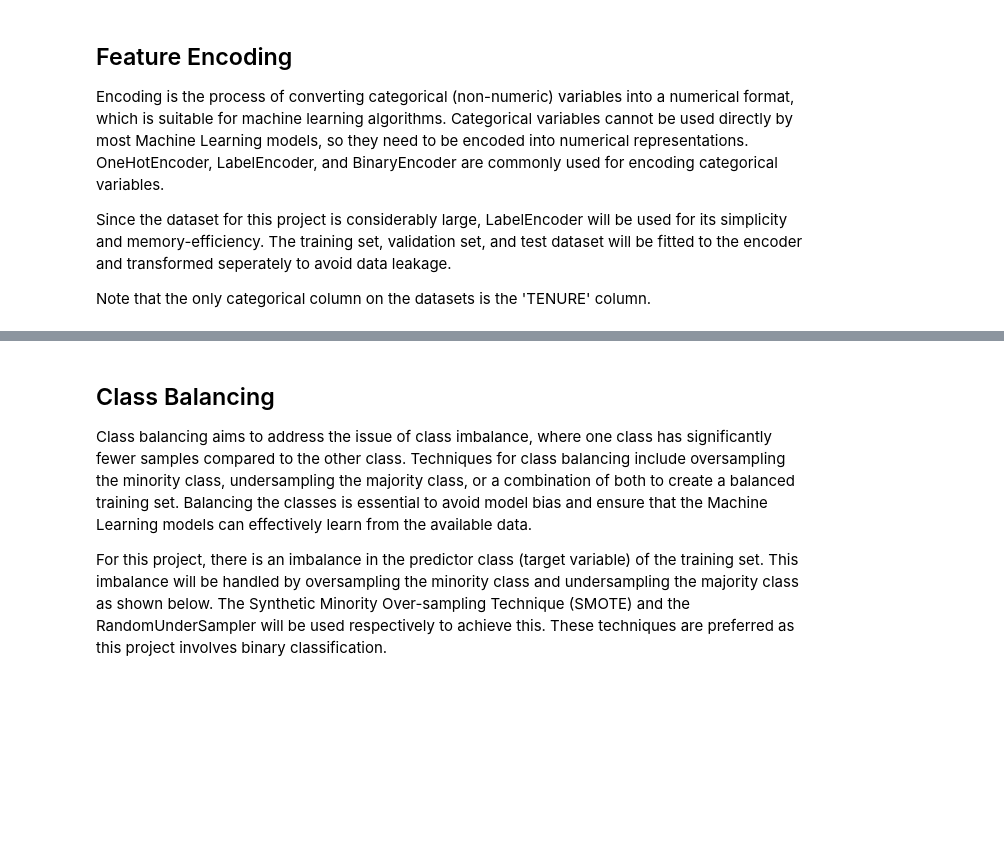
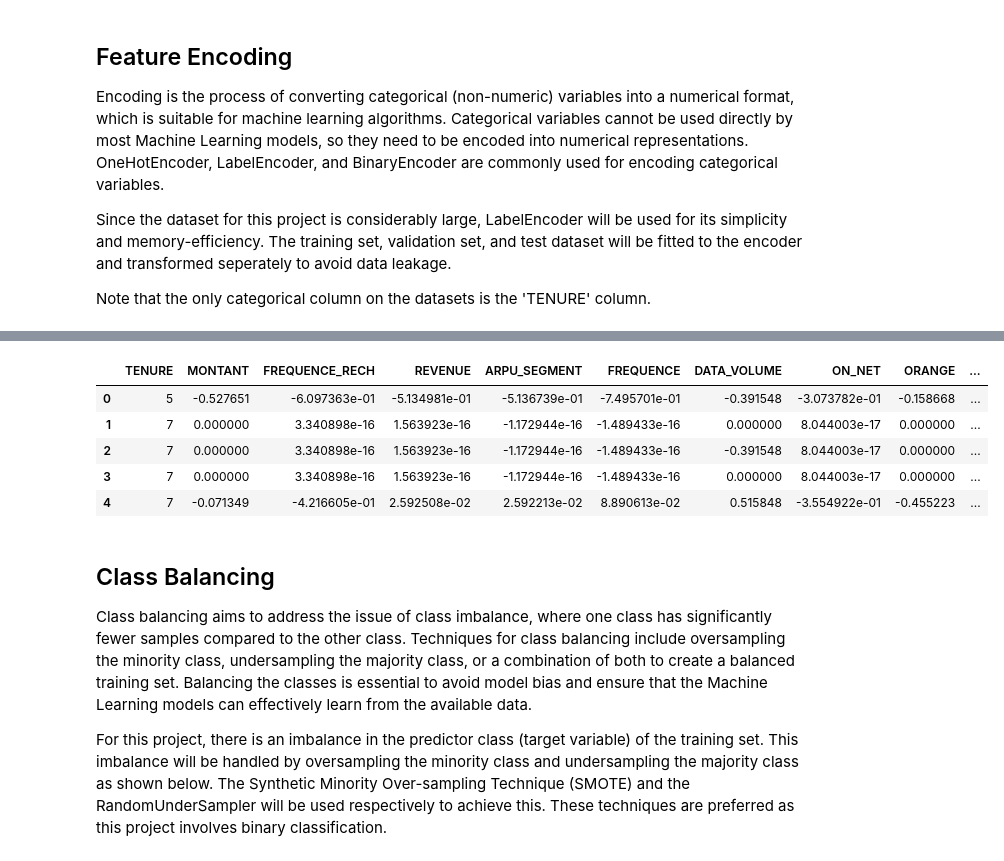
Before and after one commit to iameberedavid/Expresso-Customer-Churn-Challenge-On-Zindi, a Jupyter notebook: dev/StarterNotebook.ipynb, the cells around one changed output, grey strips where cells are left out. Cells and saved outputs as stored; diff of their text form; code cells hidden in the pictures; blank space fills up the shorter version.

```diff
--- a/dev/StarterNotebook.ipynb
+++ b/dev/StarterNotebook.ipynb
@@ -1227,9 +1300,16 @@ X_val.head()
 # %%
 # Fit and transform the 'TENURE' column of test data
-test[cat_cols] = encoder.fit_transform(test[cat_cols])
+test['TENURE'] = encoder.fit_transform(test['TENURE'])
 
 # Verify that the 'TENURE' column of test data has been transformed by the encoder
 test.head()
+# %% [output]
+|  | TENURE | MONTANT | FREQUENCE_RECH | REVENUE | ARPU_SEGMENT | FREQUENCE | DATA_VOLUME | ON_NET | ORANGE | ... |
+| 0 | 5 | -0.527651 | -6.097363e-01 | -5.134981e-01 | -5.136739e-01 | -7.495701e-01 | -0.391548 | -3.073782e-01 | -0.158668 | ... |
+| 1 | 7 | 0.000000 | 3.340898e-16 | 1.563923e-16 | -1.172944e-16 | -1.489433e-16 | 0.000000 | 8.044003e-17 | 0.000000 | ... |
+| 2 | 7 | 0.000000 | 3.340898e-16 | 1.563923e-16 | -1.172944e-16 | -1.489433e-16 | -0.391548 | 8.044003e-17 | 0.000000 | ... |
+| 3 | 7 | 0.000000 | 3.340898e-16 | 1.563923e-16 | -1.172944e-16 | -1.489433e-16 | 0.000000 | 8.044003e-17 | 0.000000 | ... |
+| 4 | 7 | -0.071349 | -4.216605e-01 | 2.592508e-02 | 2.592213e-02 | 8.890613e-02 | 0.515848 | -3.554922e-01 | -0.455223 | ... |
 # %% [markdown]
 ## Class Balancing
 
```
Also changed, not shown: parts of 20 cells of this notebook.
